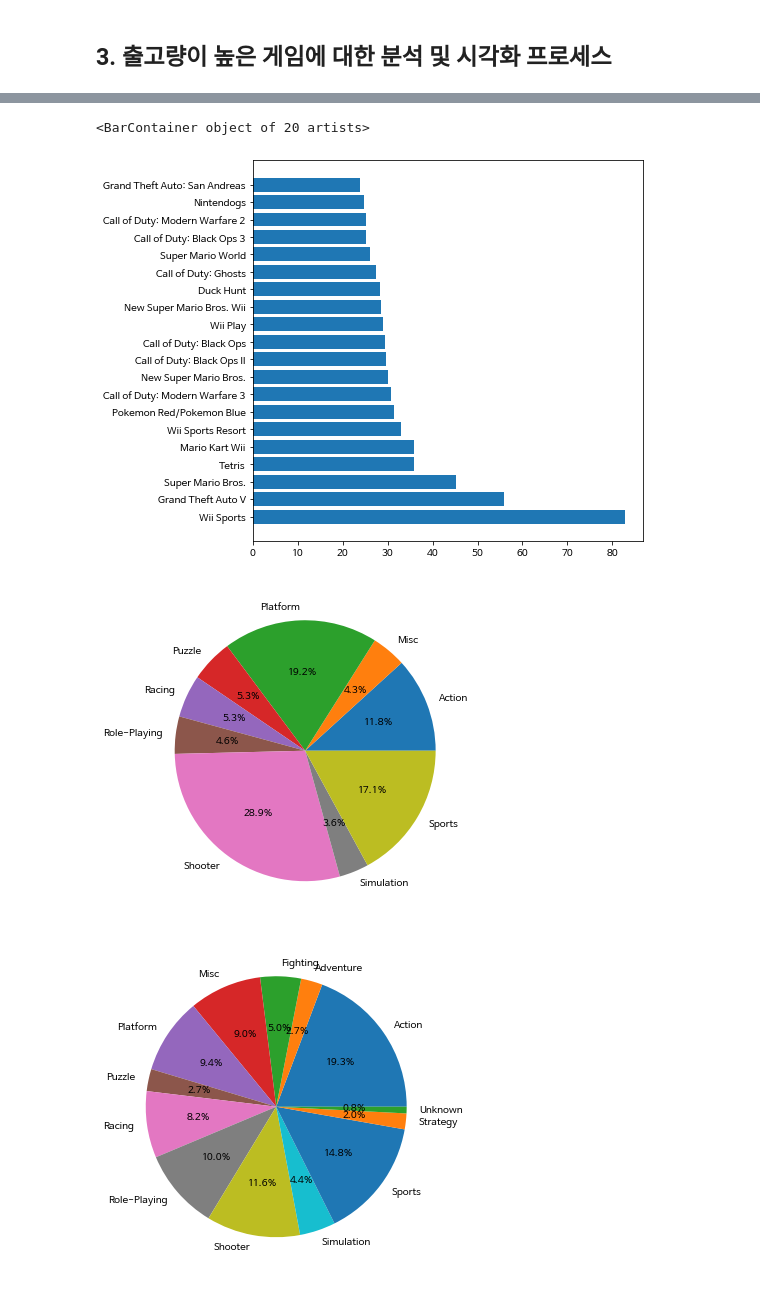
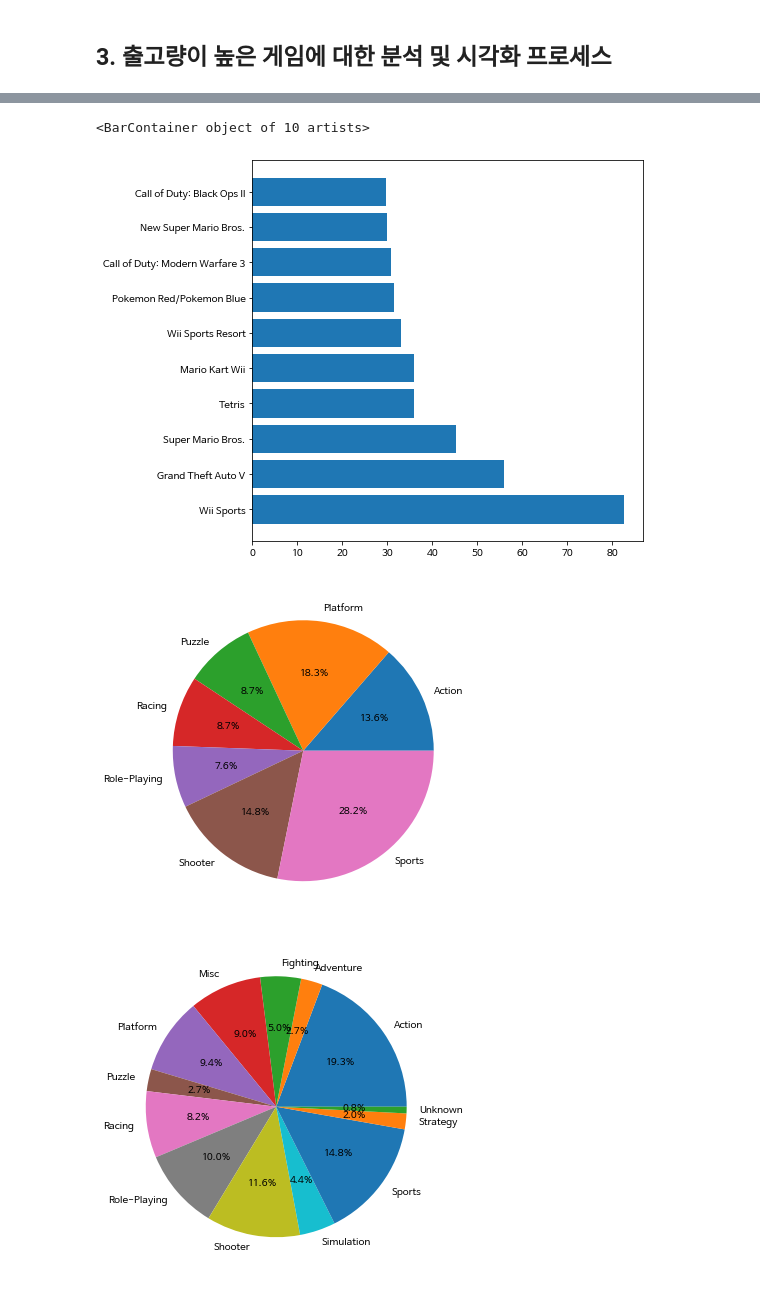
Before and after one commit to y001003/Bootcamp, a Jupyter notebook: Section1_Project.ipynb, the cells around one changed output, grey strips where cells are left out. Cells and saved outputs as stored; diff of their text form; code cells hidden in the pictures.

```diff
--- a/Section1_Project.ipynb
+++ b/Section1_Project.ipynb
@@ -419,18 +414,18 @@ merge_df_top10
 # %%
 # Top 10 시각화
-merge_df_top10 = merge_df.iloc[:20]
+merge_df_top10 = merge_df.iloc[:10]
 plt.figure(figsize=(7,7))
 plt.barh(merge_df_top10['Name'],merge_df_top10['World_Sales'])
 # %% [output]
-<BarContainer object of 20 artists>
+<BarContainer object of 10 artists>
-[figure, old version]
+[figure, new version]
 # %%
 merge_df_top10_genre = merge_df_top10.groupby(merge_df_top10['Genre']).sum()
 merge_df_top10_genre['World_Sales']
 plt.pie(merge_df_top10_genre['World_Sales'],labels=merge_df_top10_genre.index, autopct='%.1f%%')
 plt.show()
 # %% [output]
-[figure, old version]
+[figure, new version]
 # %%
 merge_df_genre = merge_df.groupby(merge_df['Genre']).sum()
 plt.pie(merge_df_genre['World_Sales'],labels=merge_df_genre.index, autopct='%.1f%%')
```
Also changed, not shown: parts of 12 cells of this notebook.
